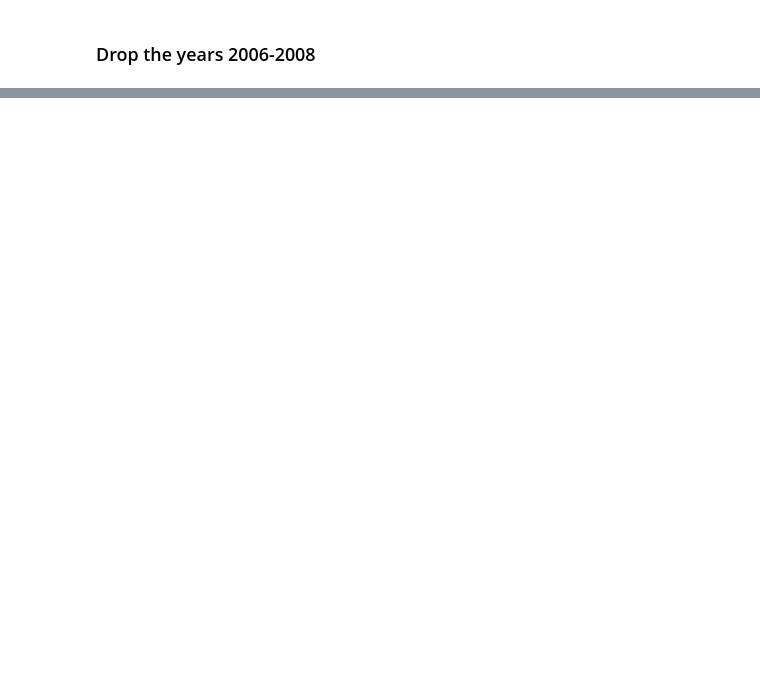
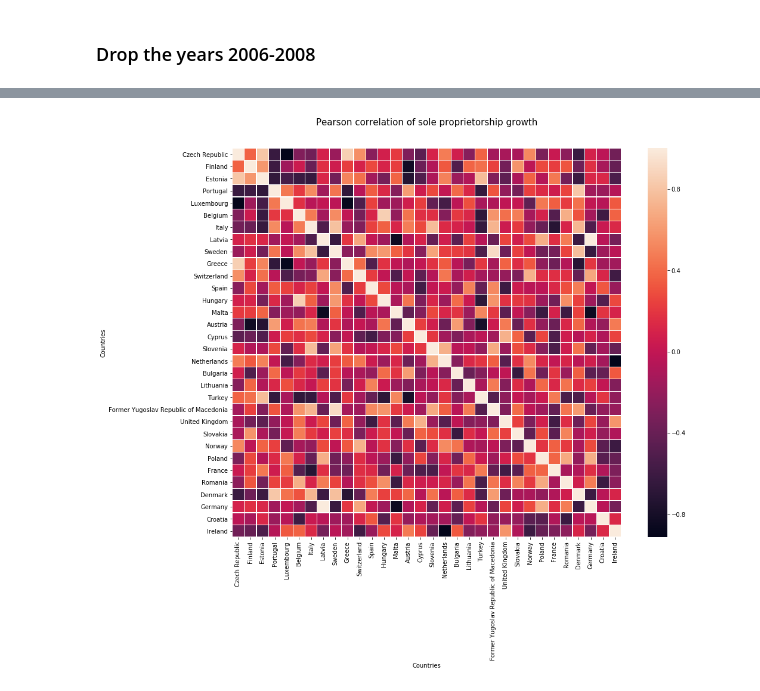
Before and after one commit to chasenberg/data_science, a Jupyter notebook: notebooks/explorer.ipynb, the cells around one changed output, grey strips where cells are left out. Saved outputs shown, nothing was run; the diff lists cells and outputs as text; code cells hidden in the pictures; blank space fills up the shorter version.

Commit message:
correlation plotting works

```diff
--- a/notebooks/explorer.ipynb
+++ b/notebooks/explorer.ipynb
@@ -74,0 +70,2 @@ business_by_demography = business_by_demography.fillna(0)
+# %%
+business_demography.drop(list(business_demography.filter(regex = 'European Union')), axis = 1, inplace = True)
@@ -81,6 +92,6 @@ business_by_demography = business_by_demography.drop('2006').drop('2007').drop('
 # %%
 countries_unique = []
-for column in business_by_demography.columns:
+for column in business_demography.columns:
     column_content = str(column).split(",")
     countries_unique.append(column_content[0])
 countries_unique = list(set(countries_unique))
@@ -217,0 +139,30 @@ countries_codes.sort_values(by=['Country'], inplace=True)
+# %%
+import plotly.plotly as py
+import plotly.graph_objs as go
+
+from datetime import datetime
+import pandas_datareader.data as web
+
+
+business_demography['Sole proprietorship growth'] = business_demography.filter(regex='Sole proprietorship,Net business population growth', axis=1).mean(axis=1)
+business_demography['Total growth in the EU'] = business_demography.filter(regex='Total,Net business population growth', axis=1).mean(axis=1)
+business_demography['Partnership growth'] = business_demography.filter(regex='Partnership, co-operatives, associations, etc.,Net business population growth', axis=1).mean(axis=1)
+business_demography['Limiteds growth'] = business_demography.filter(regex='Limited liability enterprise,Net business population growth', axis=1).mean(axis=1)
+
+
+
+sole_proprietorship = go.Scatter(x=business_demography.index, y=business_demography['Sole proprietorship growth'], name='Sole proprietorship')
+total_growth = go.Scatter(x=business_demography.index, y=business_demography['Total growth in the EU'], name='Total growth')
+partnerships = go.Scatter(x=business_demography.index, y=business_demography['Partnership growth'], name='Partnerships & Associates')
+limiteds = go.Scatter(x=business_demography.index, y=business_demography['Limiteds growth'], name='Limited liability')
+
+data = [sole_proprietorship,total_growth,partnerships,limiteds]
+
+layout = dict(
+    title = "Growth comparison of different legal forms across the EU",
+    xaxis = dict(
+        range = ['2009','2015'])
+)
+
+fig = dict(data=data, layout=layout)
+py.iplot(fig)
@@ -217,0 +173,12 @@ countries_codes.sort_values(by=['Country'], inplace=True)
+# %%
+sole_proprietorship = business_demography.filter(regex='Sole proprietorship,Net business population growth')
+# %%
+import seaborn as sns
+import matplotlib.pyplot as plt
+
+plt.figure(figsize=(16,12))
+plt.title('Pearson correlation of sole proprietorship growth', y=1.05, size=15)
+plot = sns.heatmap(sole_proprietorship.corr(), xticklabels=countries_unique, yticklabels=countries_unique,linewidths=0.1,vmax=1.0, square=True, linecolor='white')
+plt.show()
+# %% [output]
+[figure, added]
```
Also changed, not shown: parts of 34 cells of this notebook.
